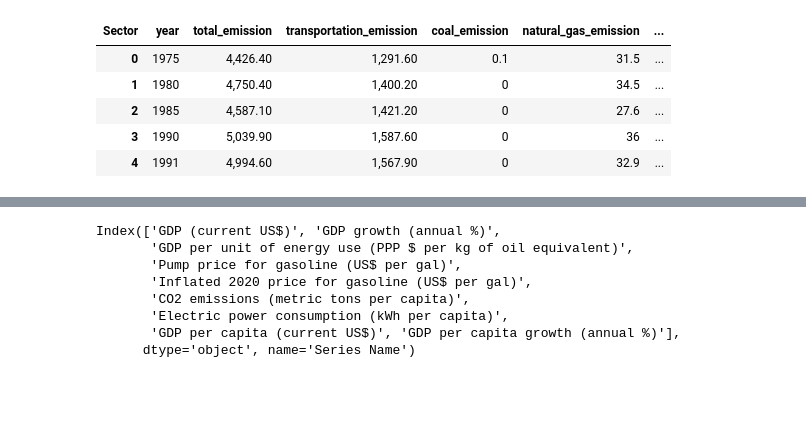
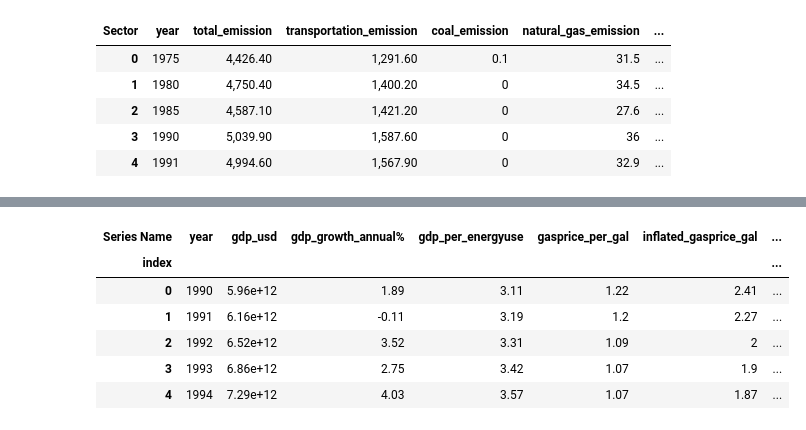
Before and after one commit to sjani184/Climate-in-the-US, a Jupyter notebook: Resources/pandas/merge_data.ipynb, the cells around one changed output, grey strips where cells are left out. Cells and saved outputs as stored; diff of their text form; code cells hidden in the pictures; blank space fills up the shorter version.

```diff
--- a/Resources/pandas/merge_data.ipynb
+++ b/Resources/pandas/merge_data.ipynb
@@ -65,28 +65,27 @@ wb_df = pd.read_csv(path2)
 wb_df2 = wb_df.reset_index(drop=True).set_index("Series Name")
 wb_df3 = wb_df2.T
 wb_df4 = wb_df3.drop(["Country Name","Country Code","Series Code"])
-wb_df4.columns
+# wb_df4.columns
-# %% [output]
-Index(['GDP (current US$)', 'GDP growth (annual %)',
-       'GDP per unit of energy use (PPP $ per kg of oil equivalent)',
-       'Pump price for gasoline (US$ per gal)',
-       'Inflated 2020 price for gasoline (US$ per gal)',
-       'CO2 emissions (metric tons per capita)',
-       'Electric power consumption (kWh per capita)',
-       'GDP per capita (current US$)', 'GDP per capita growth (annual %)'],
-      dtype='object', name='Series Name')
 # %%
 wb_df4.rename(columns={"GDP (current US$)": "gdp_usd",
                        "GDP growth (annual %)": "gdp_growth_annual%",
                        "GDP per unit of energy use (PPP $ per kg of oil equivalent)": "gdp_per_energyuse",
                        "Pump price for gasoline (US$ per gal)": "gasprice_per_gal",
-                       "Inflated 2020 price for gasoline (US$ per gal)": "inflated_gaspr"
+                       "Inflated 2020 price for gasoline (US$ per gal)": "inflated_gasprice_gal",
                        "CO2 emissions (metric tons per capita)": "emission_per_capita",
                        "Electric power consumption (kWh per capita)": "electric_consumption_per_capita",
                        "GDP per capita (current US$)": "gdp_per_capita_usd",
                        "GDP per capita growth (annual %)": "gdp_per_capita_annualgrowth%"
                       }, inplace=True)
 wb_df5 = wb_df4.reset_index()
 wb_df5.rename(columns={"index": "year"}, inplace=True)
 wb_df5.rename_axis("index").head()
+# %% [output]
+| Series Name | year | gdp_usd | gdp_growth_annual% | gdp_per_energyuse | gasprice_per_gal | inflated_gasprice_gal | ... |
+| index |  |  |  |  |  |  | ... |
+| 0 | 1990 | 5.96e+12 | 1.89 | 3.11 | 1.22 | 2.41 | ... |
+| 1 | 1991 | 6.16e+12 | -0.11 | 3.19 | 1.2 | 2.27 | ... |
+| 2 | 1992 | 6.52e+12 | 3.52 | 3.31 | 1.09 | 2 | ... |
+| 3 | 1993 | 6.86e+12 | 2.75 | 3.42 | 1.07 | 1.9 | ... |
+| 4 | 1994 | 7.29e+12 | 4.03 | 3.57 | 1.07 | 1.87 | ... |
 # %%
```
Also changed, not shown: parts of 3 cells of this notebook, 6 other files.
